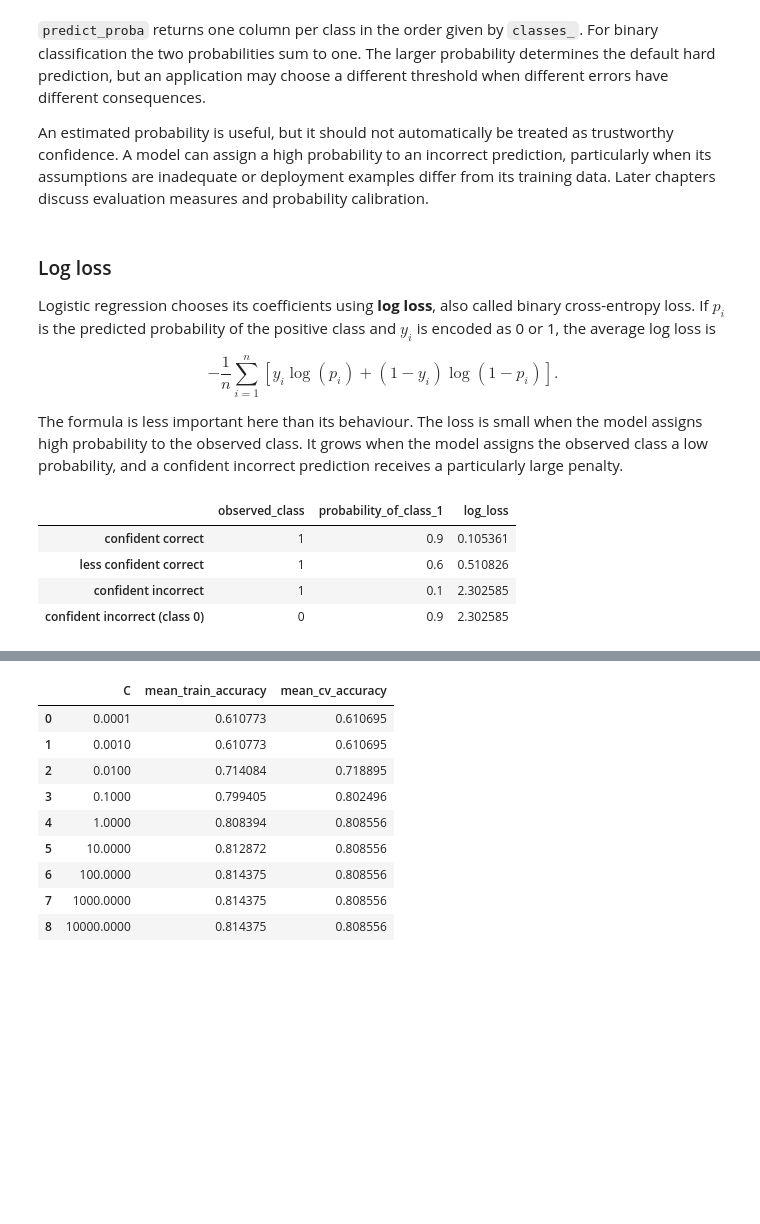
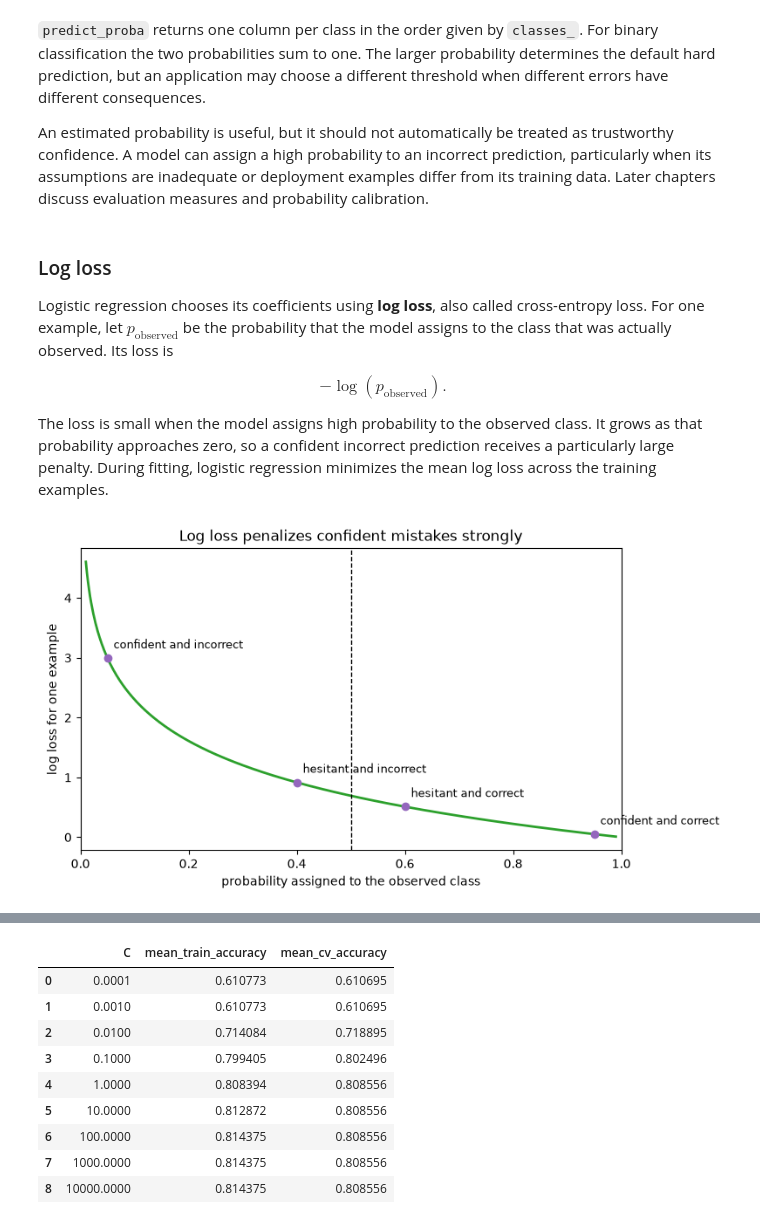
Before and after one commit to UBC-CS/cpsc330-book, a Jupyter notebook: book/07_linear-models.ipynb, the cells around one changed output, grey strips where cells are left out. Drawn from its saved outputs; the diff is of its cells as text; code cells hidden in the pictures; blank space fills up the shorter version.

Commit message:
updating logistic regression and further sections

```diff
--- a/book/07_linear-models.ipynb
+++ b/book/07_linear-models.ipynb
@@ -469,34 +488,48 @@ An estimated probability is useful, but it should not automatically be treated a
 # %% [markdown]
 ### Log loss
 
-Logistic regression chooses its coefficients using **log loss**, also called binary cross-entropy loss. If $p_i$ is the predicted probability of the positive class and $y_i$ is encoded as 0 or 1, the average log loss is
+Logistic regression chooses its coefficients using **log loss**, also called cross-entropy loss. For one example, let $p_{\text{observed}}$ be the probability that the model assigns to the class that was actually observed. Its loss is
 
 $$
--\frac{1}{n}\sum_{i=1}^{n}
-\left[y_i\log(p_i)+(1-y_i)\log(1-p_i)\right].
+-\log\left(p_{\text{observed}}\right).
 $$
 
-The formula is less important here than its behaviour. The loss is small when the model assigns high probability to the observed class. It grows when the model assigns the observed class a low probability, and a confident incorrect prediction receives a particularly large penalty.
+The loss is small when the model assigns high probability to the observed class. It grows as that probability approaches zero, so a confident incorrect prediction receives a particularly large penalty. During fitting, logistic regression minimizes the mean log loss across the training examples.
-# %%
-probability_examples = pd.DataFrame(
-    {
-        "observed_class": [1, 1, 1, 0],
-        "probability_of_class_1": [0.90, 0.60, 0.10, 0.90],
-    },
-    index=["confident correct", "less confident correct", "confident incorrect", "confident incorrect (class 0)"],
-)
-probability_examples["log_loss"] = [
-    log_loss([observed], [[1 - probability, probability]], labels=[0, 1])
-    for observed, probability in zip(
-        probability_examples["observed_class"],
-        probability_examples["probability_of_class_1"],
-    )
-]
-probability_examples
-# %% [output]
-|  | observed_class | probability_of_class_1 | log_loss |
-| confident correct | 1 | 0.9 | 0.105361 |
-| less confident correct | 1 | 0.6 | 0.510826 |
-| confident incorrect | 1 | 0.1 | 2.302585 |
-| confident incorrect (class 0) | 0 | 0.9 | 2.302585 |
+# %%
+probability_observed = np.linspace(0.01, 0.99, 500)
+example_loss = -np.log(probability_observed)
+
+case_probabilities = np.array([0.05, 0.40, 0.60, 0.95])
+case_labels = [
+    "confident and incorrect",
+    "hesitant and incorrect",
+    "hesitant and correct",
+    "confident and correct",
+]
+
+fig, ax = plt.subplots(figsize=(8, 4.5))
+ax.plot(probability_observed, example_loss, color="tab:green", linewidth=2)
+ax.axvline(0.5, color="black", linestyle="--", linewidth=1)
+ax.scatter(
+    case_probabilities,
+    -np.log(case_probabilities),
+    color="tab:purple",
+    zorder=3,
+)
+
+for probability, label in zip(case_probabilities, case_labels):
+    ax.annotate(
+        label,
+        (probability, -np.log(probability)),
+        xytext=(5, 8),
+        textcoords="offset points",
+        fontsize=9,
+    )
+
+ax.set_xlabel("probability assigned to the observed class")
+ax.set_ylabel("log loss for one example")
+ax.set_title("Log loss penalizes confident mistakes strongly")
+ax.set_xlim(0, 1);
+# %% [output]
+[figure, added]
 # %% [markdown]
```
Also changed, not shown: parts of 18 cells of this notebook.
